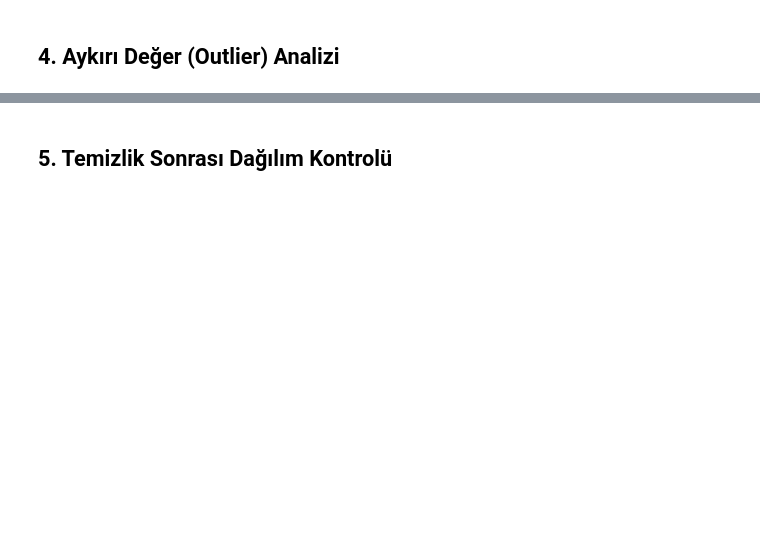
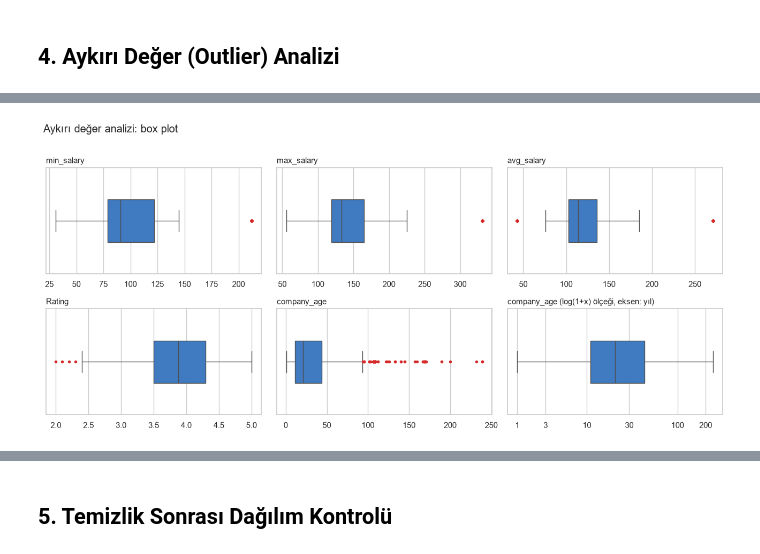
Before and after one commit to CTimurSefergil/VeriMadenciligi, a Jupyter notebook: odev01-veri-temizleme/notebooks/01_is_ilanlari.ipynb, the cells around one changed output, grey strips where cells are left out. Drawn from its saved outputs; the diff is of its cells as text; code cells hidden in the pictures; blank space fills up the shorter version.

```diff
--- a/odev01-veri-temizleme/notebooks/01_is_ilanlari.ipynb
+++ b/odev01-veri-temizleme/notebooks/01_is_ilanlari.ipynb
@@ -34,0 +837,15 @@ df.head()
+# %%
+def kategorik_bilinmiyor_yap(veri):
+    """Metin sütunlarındaki eksikleri 'Bilinmiyor' etiketiyle doldurur."""
+    veri = veri.copy()
+    for sutun in KATEGORIK_SUTUNLAR:
+        veri[sutun] = veri[sutun].fillna("Bilinmiyor")
+    return veri
+
+
+# Önce sayısal doldurma (KNN, Size sütununu kullanır), sonra Size'daki eksikler etiketlenir; sıra önemlidir
+df_doldurulmus = kategorik_bilinmiyor_yap(df_sayisal)
+
+# Kontrol: hiçbir sütunda eksik kalmamalı
+print("Kalan eksik hücre:", int(df_doldurulmus.isna().sum().sum()))
+df_doldurulmus[KATEGORIK_SUTUNLAR].apply(lambda s: (s == "Bilinmiyor").sum()).to_frame("'Bilinmiyor' sayısı")
@@ -36,0 +927,27 @@ df.head()
+# %%
+# Box plot (önce): sınırların dışındaki noktalar kırmızıyla ayrıca çizilir
+KUTU_RENK = "#2a78d6"
+AYKIRI_STIL = {"marker": "o", "markerfacecolor": "#d62a2a", "markersize": 4, "markeredgecolor": "none"}
+
+fig, axes = plt.subplots(2, 3, figsize=(13, 6))
+for ax, sutun in zip(axes.flat, ANALIZ_SUTUNLARI):
+    sns.boxplot(x=df_doldurulmus[sutun], color=KUTU_RENK, width=0.4, ax=ax, flierprops=AYKIRI_STIL)
+    ax.set_title(f"{sutun}", loc="left", fontsize=11)
+    ax.set_xlabel("")
+# company_age çok sağa çarptığı için bir de log(1+x) ölçeğinde gösterilir. Veri çizimden önce dönüştürülür: böylece kutu ve
+# bıyıklar aykırı değer tablosundaki "(log ölçeği)" satırıyla aynı ölçekte hesaplanır. (Ekseni çizimden sonra logaritmik
+# yapmak yetmez: sınırlar ham ölçekte hesaplanmış kalır ve log ölçeğinde aykırı olmayan değerler aykırı gibi görünür.)
+# Eksen etiketleri yine yıl olarak yazılır.
+ax_log = axes.flat[5]
+sns.boxplot(x=np.log1p(df_doldurulmus["company_age"]), color=KUTU_RENK, width=0.4, ax=ax_log, flierprops=AYKIRI_STIL)
+yillar = [1, 3, 10, 30, 100, 200]
+ax_log.set_xticks(np.log1p(yillar), labels=[str(y) for y in yillar])
+ax_log.set_title("company_age (log(1+x) ölçeği, eksen: yıl)", loc="left", fontsize=11)
+ax_log.set_xlabel("")
+fig.suptitle("Aykırı değer analizi: box plot", x=0.01, ha="left")
+fig.tight_layout(rect=(0, 0, 1, 0.97))
+
+fig.savefig(FIGURES / "is_ilanlari_aykiri_boxplot.png", dpi=150, bbox_inches="tight")
+plt.show()
+# %% [output]
+[figure, added]
```
Also changed, not shown: parts of 72 cells of this notebook.
